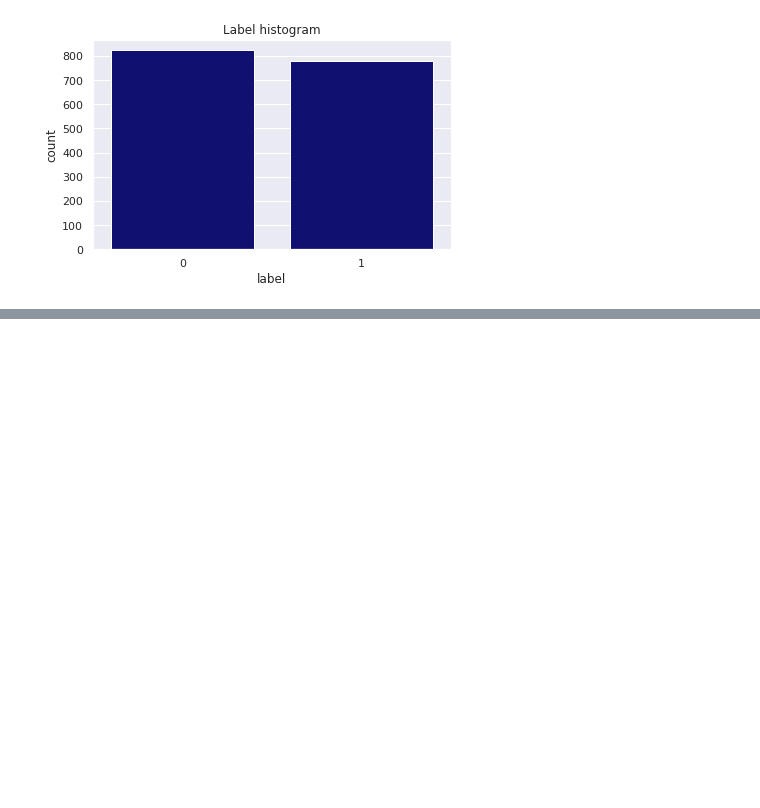
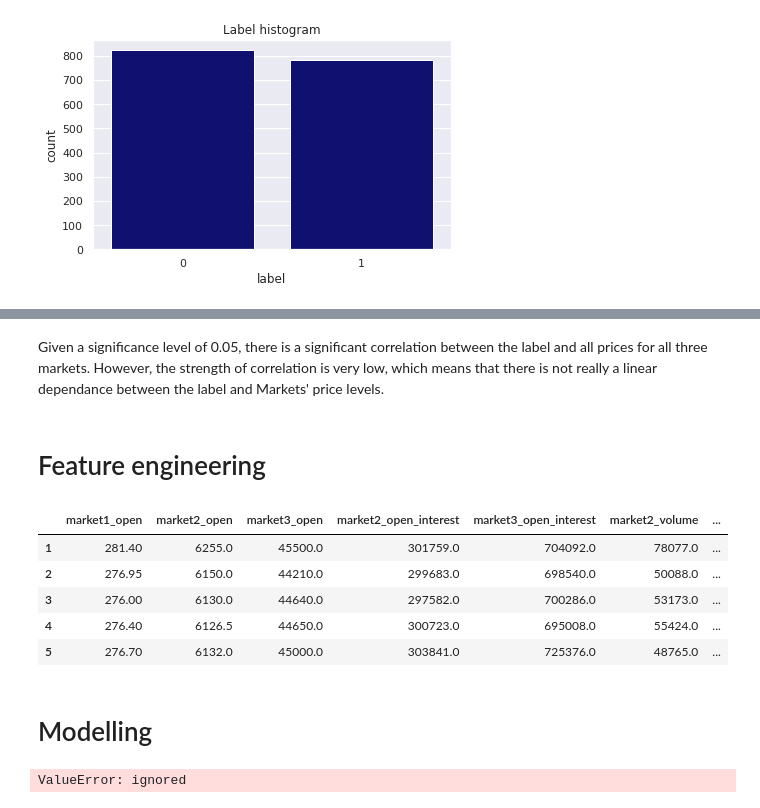
Before and after one commit to pelka-izabella/miscellaneous, a Jupyter notebook: Pelka_Izabella.ipynb, the cells around one changed output, grey strips where cells are left out. Saved outputs shown, nothing was run; the diff lists cells and outputs as text; code cells hidden in the pictures; blank space fills up the shorter version.

```diff
--- a/Pelka_Izabella.ipynb
+++ b/Pelka_Izabella.ipynb
@@ -223,0 +230,5 @@ plt.show()
+# %%
+# correlation beteen categorical and continuous features
+for col in df.columns[1:-2]:
+    pbc = pointbiserialr(df[col], df['label'])
+    print("Feature:", col, "\n", pbc)
@@ -223,0 +253,27 @@ plt.show()
+# %% [markdown]
+Given a significance level of 0.05, there is a significant correlation between the label and all prices for all three markets. However, the strength of correlation is very low, which means that there is not really a linear dependance between the label and Markets' price levels.
+# %% [markdown]
+# Feature engineering
+# %%
+label = df['label']
+
+features = df[['market1_open', 'market2_open', 'market3_open',
+               'market2_open_interest', 'market3_open_interest',
+               'market2_volume', 'market3_volume']]
+# %%
+# 3 days moving variance
+vars = features.rolling(window=3).var()
+vars = vars.fillna(method='bfill')
+vars.columns = [col+"_rollvar" for col in vars.columns]
+features = features.join(vars)
+# %%
+features.head()
+# %% [output]
+|  | market1_open | market2_open | market3_open | market2_open_interest | market3_open_interest | market2_volume | ... |
+| 1 | 281.40 | 6255.0 | 45500.0 | 301759.0 | 704092.0 | 78077.0 | ... |
+| 2 | 276.95 | 6150.0 | 44210.0 | 299683.0 | 698540.0 | 50088.0 | ... |
+| 3 | 276.00 | 6130.0 | 44640.0 | 297582.0 | 700286.0 | 53173.0 | ... |
+| 4 | 276.40 | 6126.5 | 44650.0 | 300723.0 | 695008.0 | 55424.0 | ... |
+| 5 | 276.70 | 6132.0 | 45000.0 | 303841.0 | 725376.0 | 48765.0 | ... |
+# %% [markdown]
+# Modelling
@@ -223,0 +289,5 @@ plt.show()
+# %%
+model.fit(X_train, y_train)
+y_true, y_pred = y_test, model.predict(X_test)
+# %% [output]
+ValueError: ignored
```
Also changed, not shown: parts of 23 cells of this notebook.
